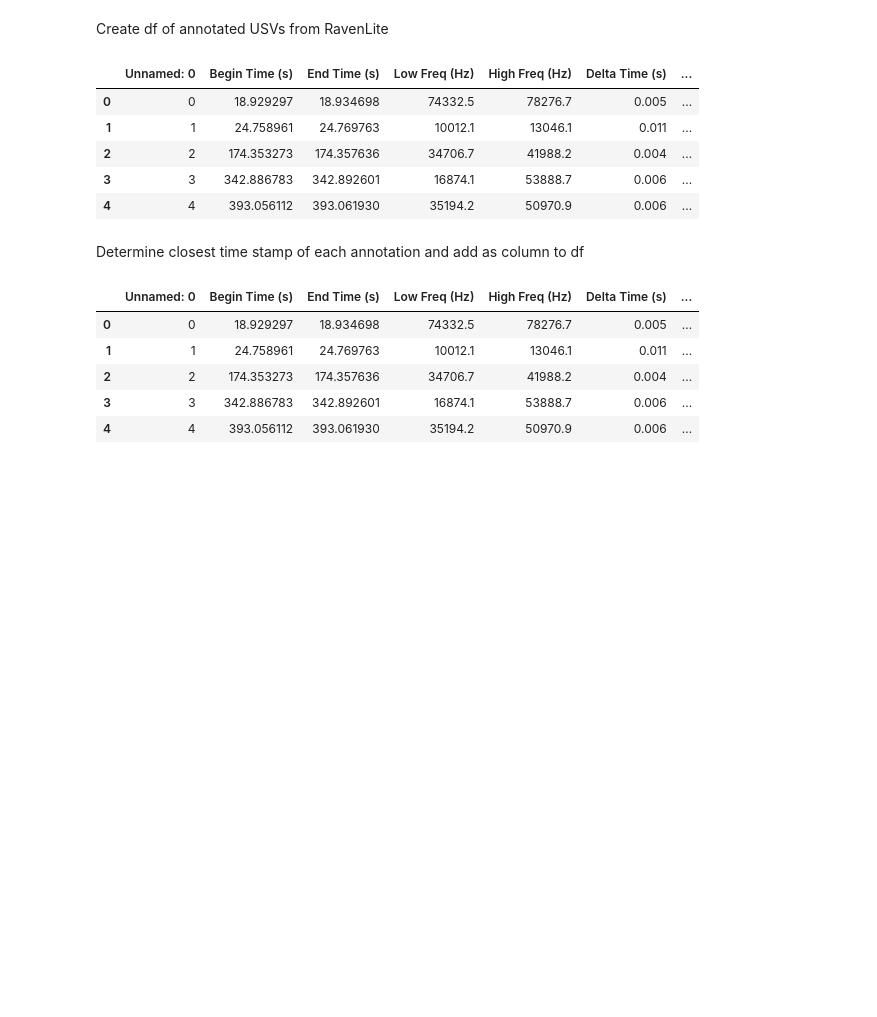
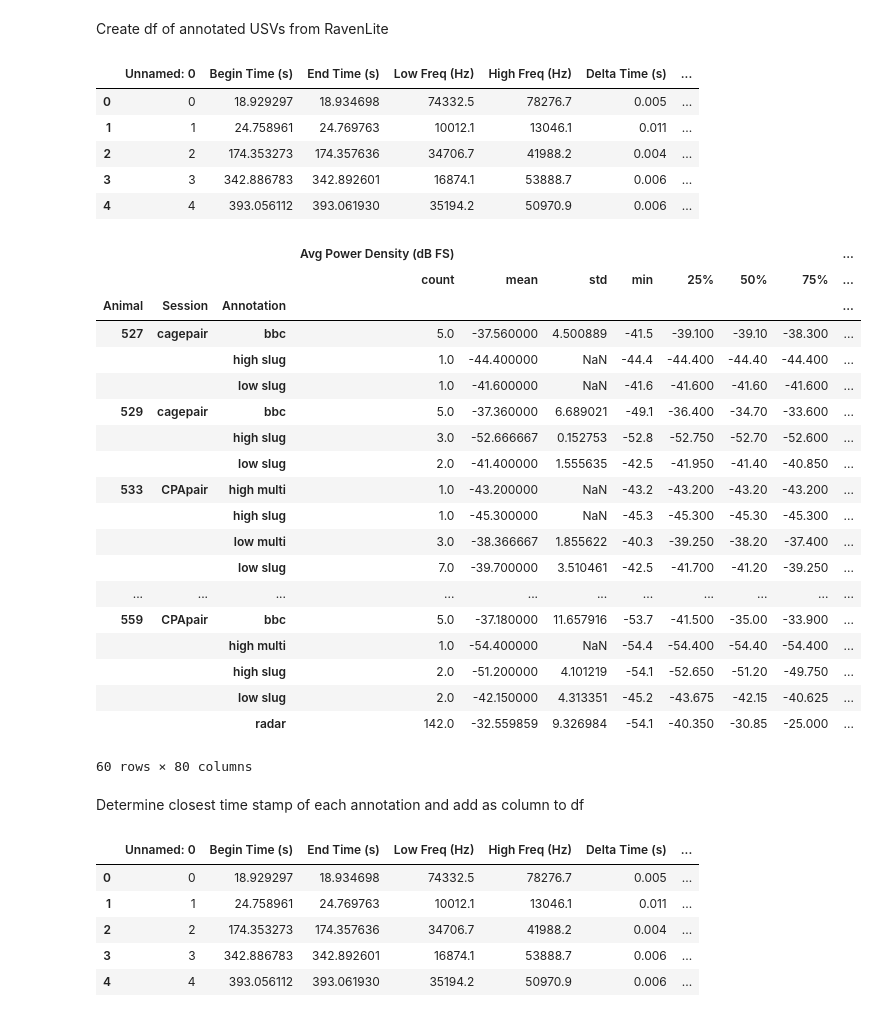
Before and after one commit to grace3999/USV_Python, a Jupyter notebook: Notebooks/Spectrogram.ipynb, the cells around one changed output. Cells and saved outputs as stored; diff of their text form; code cells hidden in the pictures; blank space fills up the shorter version.

```diff
--- a/Notebooks/Spectrogram.ipynb
+++ b/Notebooks/Spectrogram.ipynb
@@ -390,6 +452,29 @@ annot_data.head()
 | 2 | 2 | 174.353273 | 174.357636 | 34706.7 | 41988.2 | 0.004 | ... |
 | 3 | 3 | 342.886783 | 342.892601 | 16874.1 | 53888.7 | 0.006 | ... |
 | 4 | 4 | 393.056112 | 393.061930 | 35194.2 | 50970.9 | 0.006 | ... |
+# %%
+annot_data.groupby(['Animal', 'Session', 'Annotation']).describe()
+# %% [output]
+|  |  |  | Avg Power Density (dB FS) |  |  |  |  |  |  | ... |
+|  |  |  | count | mean | std | min | 25% | 50% | 75% | ... |
+| Animal | Session | Annotation |  |  |  |  |  |  |  | ... |
+| 527 | cagepair | bbc | 5.0 | -37.560000 | 4.500889 | -41.5 | -39.100 | -39.10 | -38.300 | ... |
+|  |  | high slug | 1.0 | -44.400000 | NaN | -44.4 | -44.400 | -44.40 | -44.400 | ... |
+|  |  | low slug | 1.0 | -41.600000 | NaN | -41.6 | -41.600 | -41.60 | -41.600 | ... |
+| 529 | cagepair | bbc | 5.0 | -37.360000 | 6.689021 | -49.1 | -36.400 | -34.70 | -33.600 | ... |
+|  |  | high slug | 3.0 | -52.666667 | 0.152753 | -52.8 | -52.750 | -52.70 | -52.600 | ... |
+|  |  | low slug | 2.0 | -41.400000 | 1.555635 | -42.5 | -41.950 | -41.40 | -40.850 | ... |
+| 533 | CPApair | high multi | 1.0 | -43.200000 | NaN | -43.2 | -43.200 | -43.20 | -43.200 | ... |
+|  |  | high slug | 1.0 | -45.300000 | NaN | -45.3 | -45.300 | -45.30 | -45.300 | ... |
+|  |  | low multi | 3.0 | -38.366667 | 1.855622 | -40.3 | -39.250 | -38.20 | -37.400 | ... |
+|  |  | low slug | 7.0 | -39.700000 | 3.510461 | -42.5 | -41.700 | -41.20 | -39.250 | ... |
+| ... | ... | ... | ... | ... | ... | ... | ... | ... | ... | ... |
+| 559 | CPApair | bbc | 5.0 | -37.180000 | 11.657916 | -53.7 | -41.500 | -35.00 | -33.900 | ... |
+|  |  | high multi | 1.0 | -54.400000 | NaN | -54.4 | -54.400 | -54.40 | -54.400 | ... |
+|  |  | high slug | 2.0 | -51.200000 | 4.101219 | -54.1 | -52.650 | -51.20 | -49.750 | ... |
+|  |  | low slug | 2.0 | -42.150000 | 4.313351 | -45.2 | -43.675 | -42.15 | -40.625 | ... |
+|  |  | radar | 142.0 | -32.559859 | 9.326984 | -54.1 | -40.350 | -30.85 | -25.000 | ... |
+60 rows × 80 columns
 # %% [markdown]
 Determine closest time stamp of each annotation and add as column to df
 # %%
```
Also changed, not shown: parts of 27 cells of this notebook, 3 other files.
